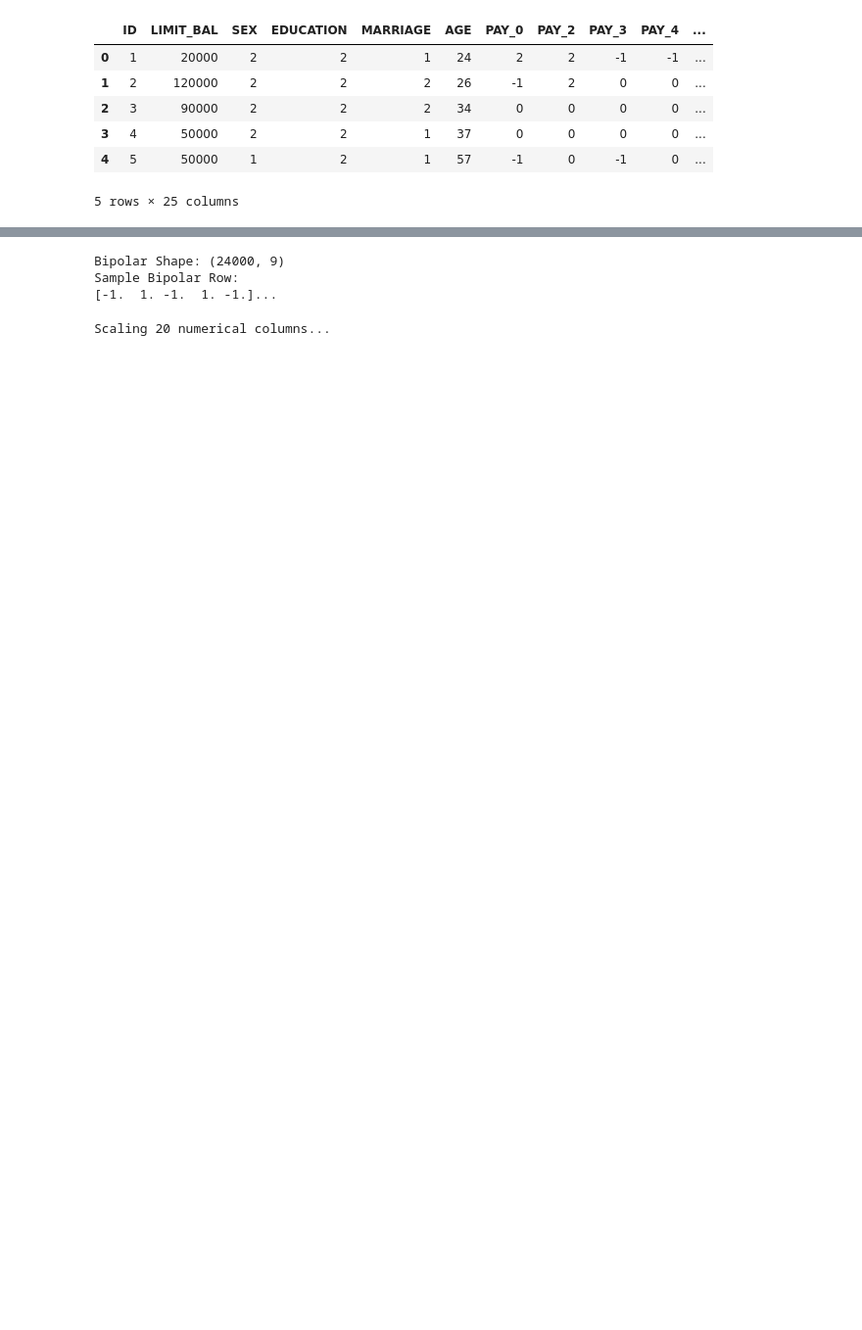
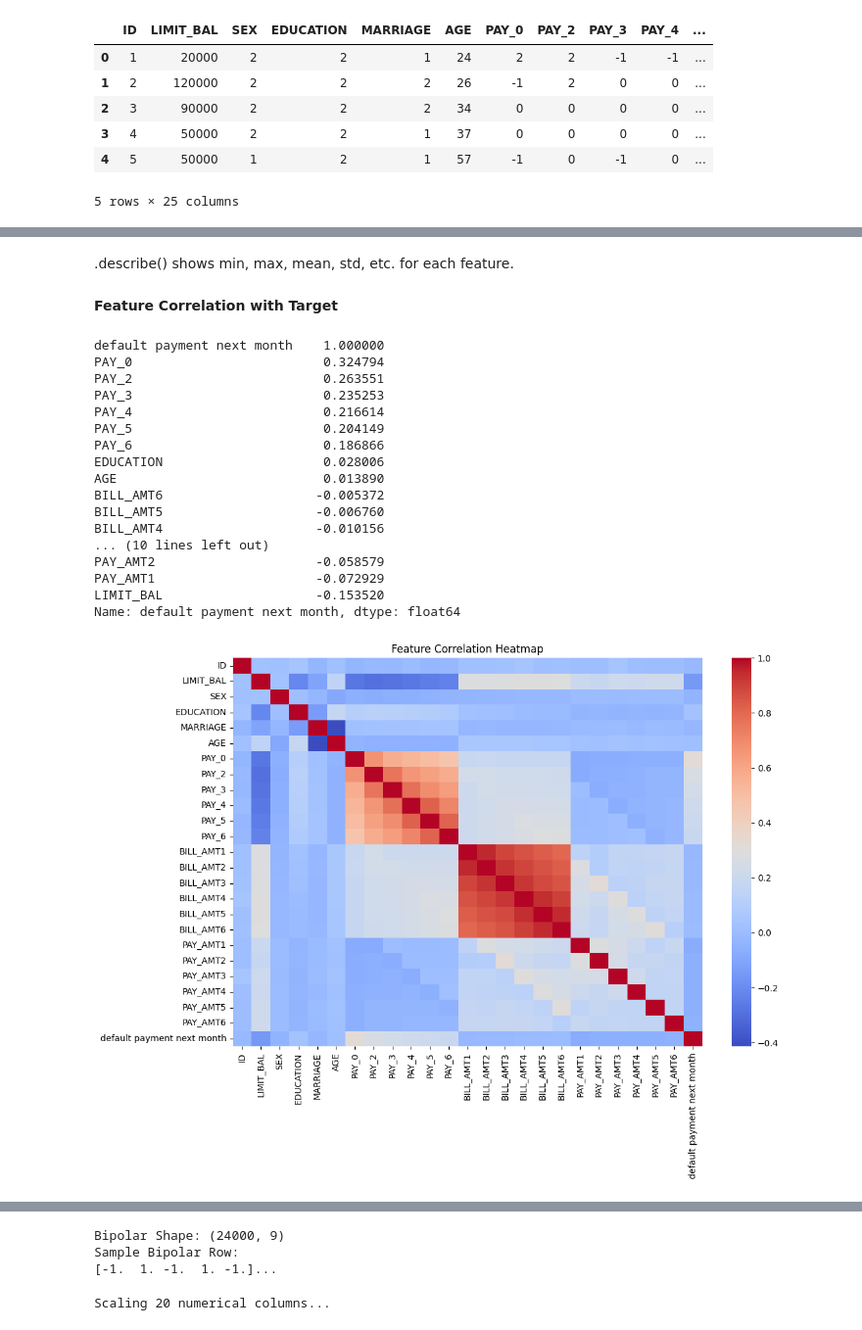
Before and after one commit to ritabrezznica/DeepLearning, a Jupyter notebook: Preprocessing.ipynb, the cells around one changed output, grey strips where cells are left out. Shown at 98% size. Saved outputs shown, nothing was run; the diff lists cells and outputs as text; code cells hidden in the pictures; blank space fills up the shorter version.

```diff
--- a/Preprocessing.ipynb
+++ b/Preprocessing.ipynb
@@ -31,0 +114,36 @@ print(df[['EDUCATION', 'MARRIAGE']].head())
+# %% [markdown]
+.describe() shows min, max, mean, std, etc. for each feature.
+# %% [markdown]
+**Feature Correlation with Target**
+# %%
+import matplotlib.pyplot as plt
+import seaborn as sns
+
+# Correlation of features with target
+correlation = df.corr()['default payment next month'].sort_values(ascending=False)
+print(correlation)
+
+# Optional heatmap
+plt.figure(figsize=(12,8))
+sns.heatmap(df.corr(), annot=False, cmap='coolwarm')
+plt.title('Feature Correlation Heatmap')
+plt.show()
+# %% [output]
+default payment next month    1.000000
+PAY_0                         0.324794
+PAY_2                         0.263551
+PAY_3                         0.235253
+PAY_4                         0.216614
+PAY_5                         0.204149
+PAY_6                         0.186866
+EDUCATION                     0.028006
+AGE                           0.013890
+BILL_AMT6                    -0.005372
+BILL_AMT5                    -0.006760
+BILL_AMT4                    -0.010156
+... (10 lines left out)
+PAY_AMT2                     -0.058579
+PAY_AMT1                     -0.072929
+LIMIT_BAL                    -0.153520
+Name: default payment next month, dtype: float64
+[figure, added]
```
Also changed, not shown: parts of 37 cells of this notebook.
